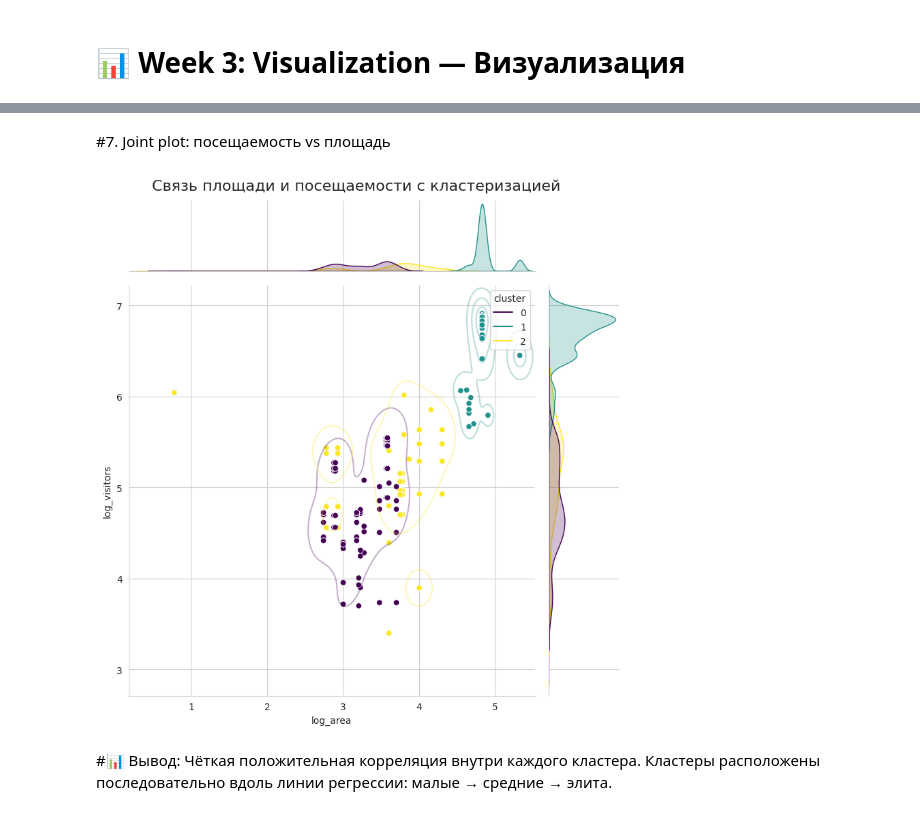
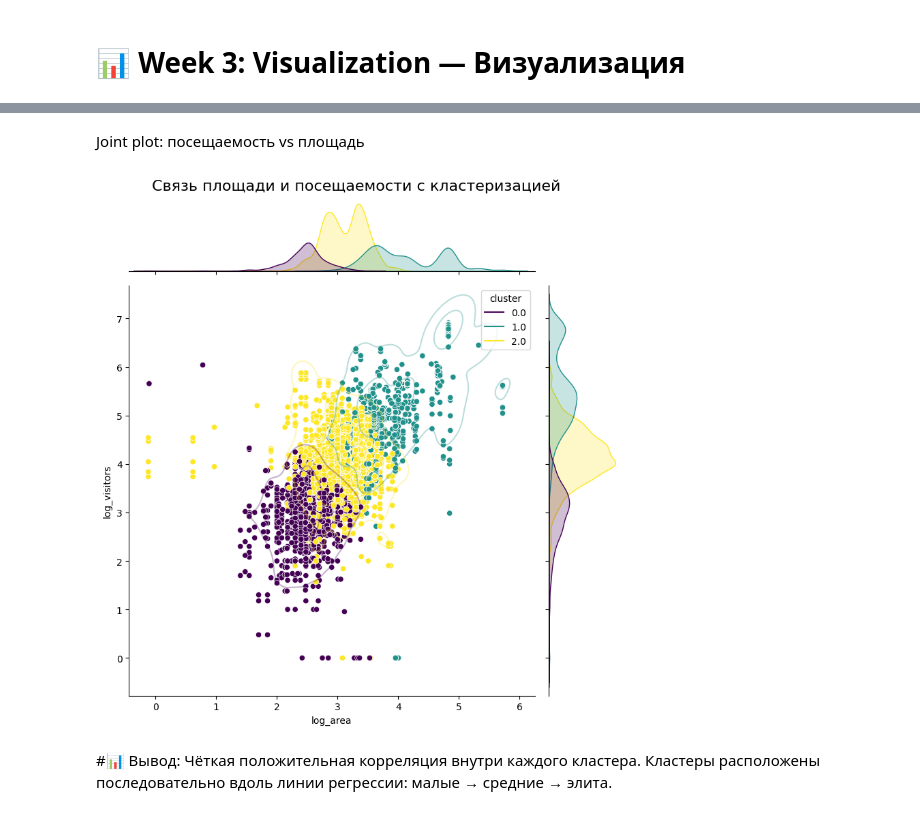
Before and after one commit to yana-moshnikova/python-ai-moshnikova-yana, a Jupyter notebook: notebooks/viz_museum_cluster.ipynb, the cells around one changed output, grey strips where cells are left out. Drawn from its saved outputs; the diff is of its cells as text; code cells hidden in the pictures.

```diff
--- a/notebooks/viz_museum_cluster.ipynb
+++ b/notebooks/viz_museum_cluster.ipynb
@@ -196,32 +196,68 @@ print("\n🚀 Теперь можно запускать визуализаци
 
 🚀 Теперь можно запускать визуализации!
 # %% [markdown]
-#7. Joint plot: посещаемость vs площадь
+ Joint plot: посещаемость vs площадь
 # %%
 # ============================================================
-# 7. JOINT PLOT: ПОСЕЩАЕМОСТЬ VS ПЛОЩАДЬ С КЛАСТЕРИЗАЦИЕЙ
+#  JOINT PLOT: ПОСЕЩАЕМОСТЬ VS ПЛОЩАДЬ С КЛАСТЕРИЗАЦИЕЙ
 # ============================================================
 
-# Проверяем, есть ли cluster_data (результат кластеризации)
+# Если cluster_data не существует, создаём её автоматически на основе df_museum
 if 'cluster_data' not in globals() or len(cluster_data) == 0:
-    print("⚠️ Данные кластеризации не найдены. Сначала выполните ячейку кластеризации (п.3).")
+    if 'df_museum' not in globals():
+        raise NameError("❌ Отсутствует df_museum. Сначала выполните подготовку данных.")
+
+    print("🔍 Данные кластеризации не найдены, выполняю автоматическую кластеризацию...")
+    from sklearn.preprocessing import StandardScaler
+    from sklearn.cluster import KMeans
+
+    # Агрегация до уникальных музеев (по максимуму за все годы)
+    museum_agg = df_museum.groupby(['museum', 'country'], as_index=False).agg({
+        'log_visitors': 'max',
+        'log_area': 'max',
+        'log_followers': 'max',
+        'visitors': 'max',
+        'area': 'max',
+        'socialFollowers': 'max'
+    })
+    # Оставляем только музеи с положительными значениями
+    museum_agg = museum_agg[(museum_agg['visitors'] > 0) & (museum_agg['area'] > 0)].copy()
+
+    # Кластеризация по трём признакам
+    X = museum_agg[['log_visitors', 'log_area', 'log_followers']].fillna(0).values
+    scaler = StandardScaler()
+    X_scaled = scaler.fit_transform(X)
+    kmeans = KMeans(n_clusters=3, random_state=42, n_init=10)
+    museum_agg['cluster'] = kmeans.fit_predict(X_scaled)
+
+    # Присоединяем метки кластеров к исходному детальному датафрейму
+    cluster_map = museum_agg.set_index('museum')['cluster'].to_dict()
+    df_museum['cluster'] = df_museum['museum'].map(cluster_map)
+
+    # Создаём cluster_data для построения joint plot (все строки по годам)
+    cluster_data = df_museum.dropna(subset=['log_area', 'log_visitors', 'cluster']).copy()
+    print("✅ Данные кластеризации созданы успешно.")
+
+# Проверяем, есть ли cluster_data
+if 'cluster_data' not in globals() or len(cluster_data) == 0:
+    print("⚠️ Данные кластеризации не найдены. Проверьте наличие df_museum.")
 else:
     # Используем правильные имена столбцов: log_area и log_visitors
     g = sns.jointplot(
         data=cluster_data,
         x='log_area',
         y='log_visitors',
         hue='cluster',
         kind='scatter',
         palette='viridis',
         height=8
     )
     # Добавляем сглаженные линии распределения (KDE) для всей совокупности
     g.plot_joint(sns.kdeplot, levels=4, color='gray', alpha=0.3)
     g.fig.suptitle('Связь площади и посещаемости с кластеризацией', y=1.02, fontsize=16)
     plt.show()
 # %% [output]
-[figure, old version]
+[figure, new version]
 # %% [markdown]
 #📊 Вывод: Чёткая положительная корреляция внутри каждого кластера. Кластеры расположены последовательно вдоль линии регрессии: малые → средние → элита.
 # %% [markdown]
```
Also changed, not shown: parts of 8 cells of this notebook.
